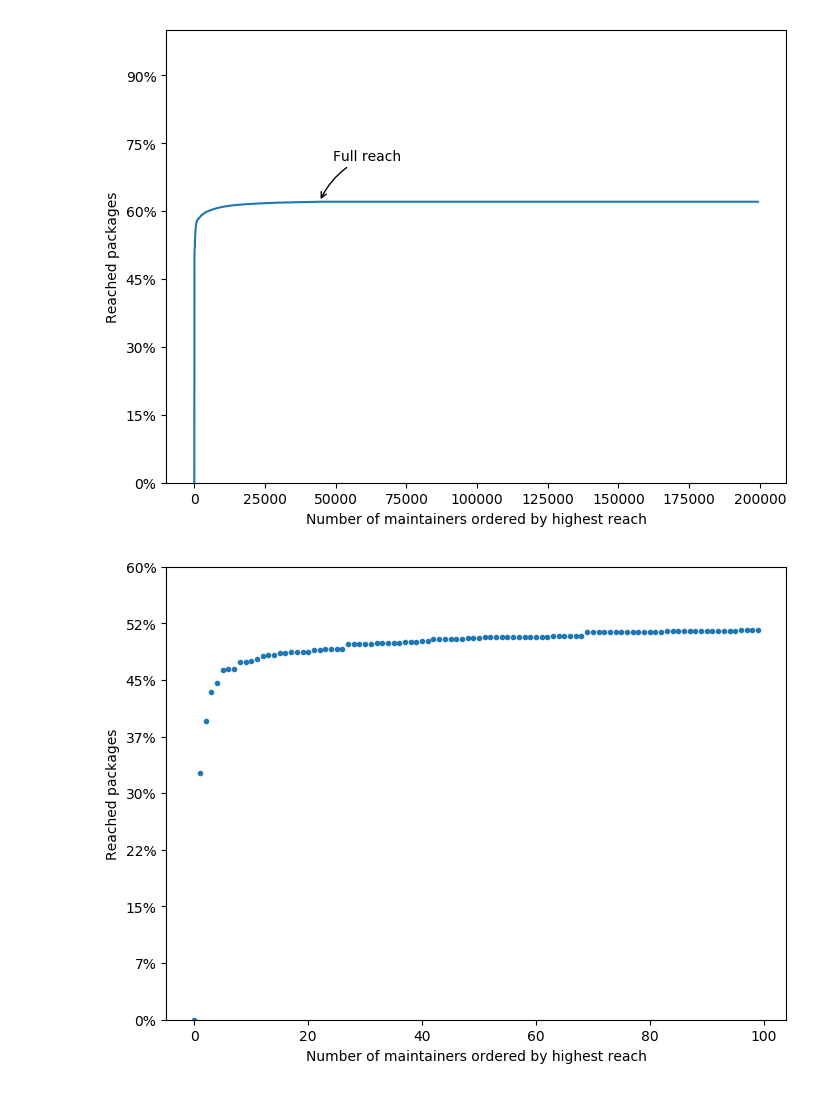
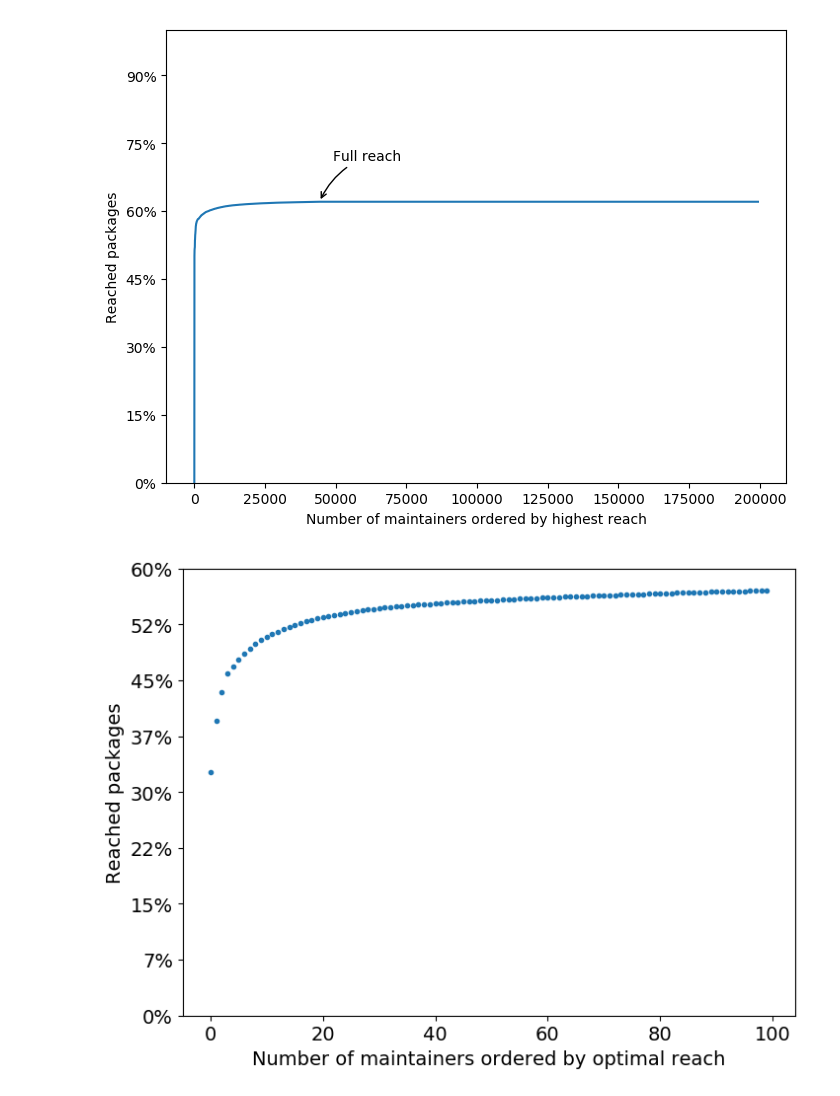
Before and after one commit to markuszm/npm-analysis, a Jupyter notebook: jupyterlab/graphs/MaintainerReach.ipynb, the cells around one changed output. Drawn from its saved outputs; the diff is of its cells as text; code cells hidden in the pictures.

Commit message:
updated maintainer reach notebook

```diff
--- a/jupyterlab/graphs/MaintainerReach.ipynb
+++ b/jupyterlab/graphs/MaintainerReach.ipynb
@@ -59,17 +61,19 @@ full reach at maintainer count 44235 with 413853 packages
 [figure]
 # %%
 import matplotlib.ticker as mtick
+import pandas as pd
+import matplotlib.pyplot as plt
 
-to100Percent = pd.read_json('reachTo100Percent.json', typ='series')
+ranking = pd.read_json('optimalRanking_2018_top100.json', typ='series')
 
 plt.figure(figsize=(8,6), dpi=100)
-plt.plot(to100Percent[0:100], '.')
+plt.plot(ranking["IntersectionCounts"], '.')
 plt.ylim(0,400000)
-plt.xlabel('Number of maintainers ordered by highest reach')
+plt.xlabel('Number of maintainers ordered by optimal reach')
 plt.ylabel('Reached packages')
 
 plt.gca().set_yticklabels(['{:.0f}%'.format(x/667224*100) for x in plt.gca().get_yticks()])
 
 plt.savefig("top100_reach_maintainer.png")
 # %% [output]
-[figure, old version]
+[figure, new version]
```
Also changed, not shown: parts of 2 cells of this notebook.
